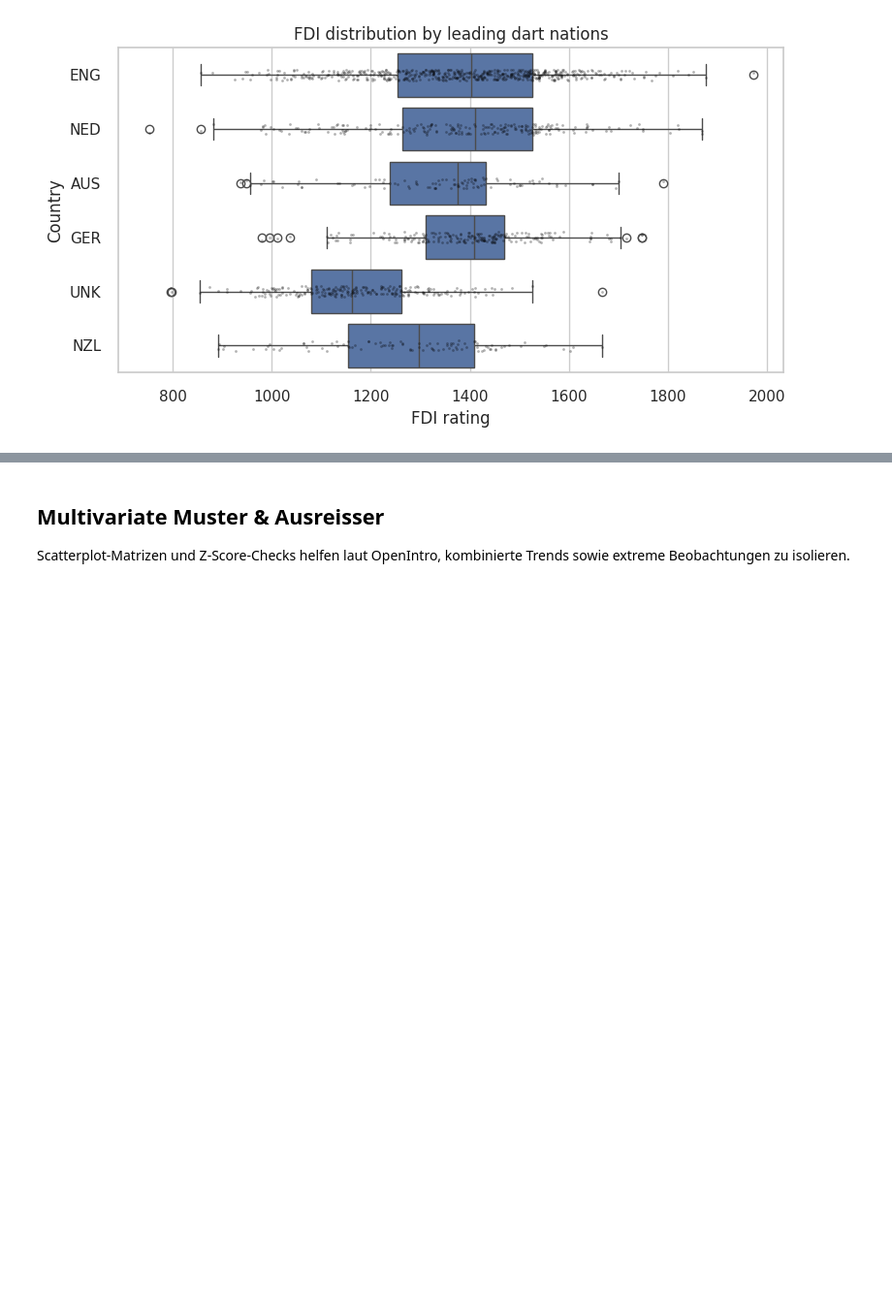
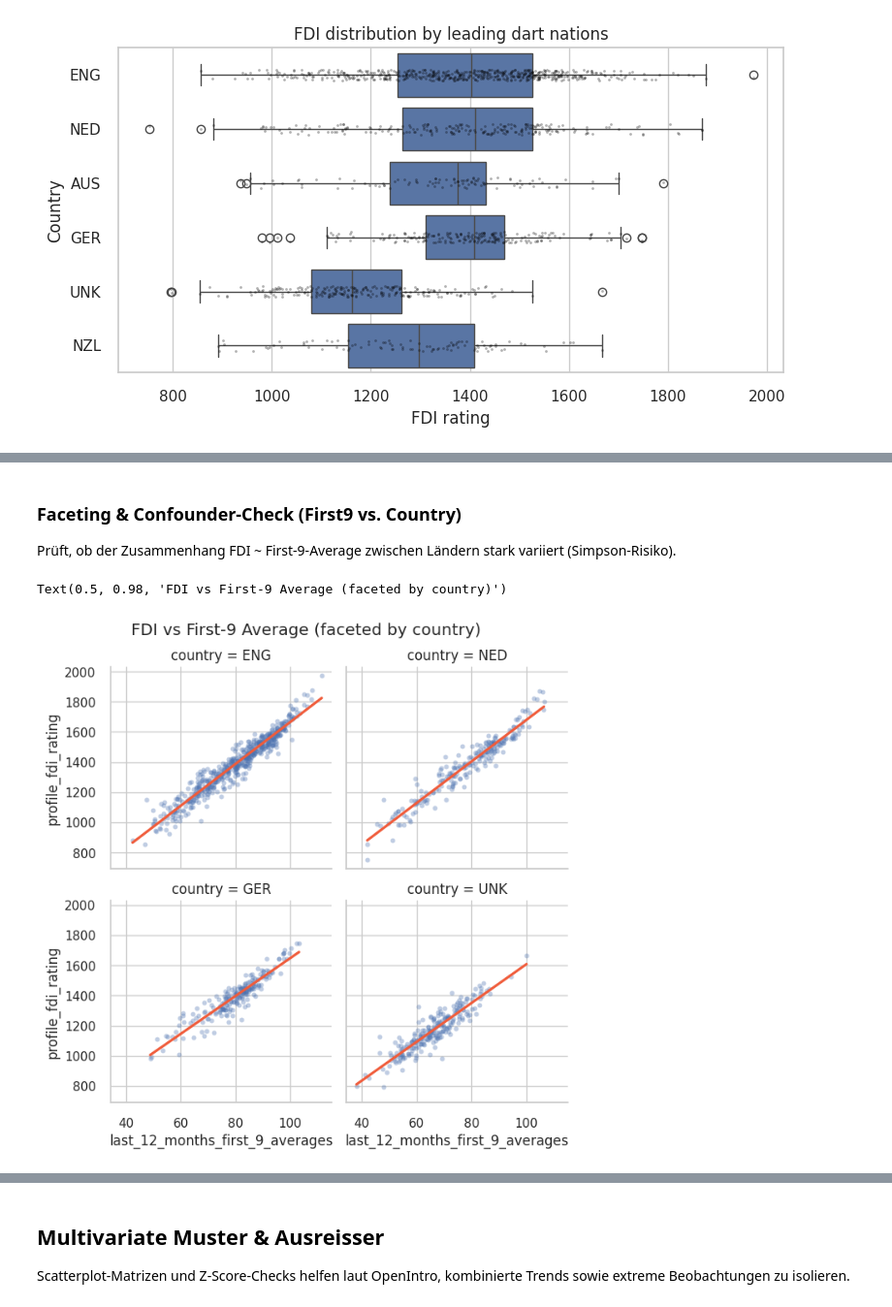
Before and after one commit to simon-w19/fdi-analytics, a Jupyter notebook: notebooks/eda.ipynb, the cells around one changed output, grey strips where cells are left out. Shown at 97% size. Cells and saved outputs as stored; diff of their text form; code cells hidden in the pictures; blank space fills up the shorter version.

```diff
--- a/notebooks/eda.ipynb
+++ b/notebooks/eda.ipynb
@@ -401,0 +667,28 @@ plt.show()
+# %% [markdown]
+### Faceting & Confounder-Check (First9 vs. Country)
+
+Prüft, ob der Zusammenhang FDI ~ First-9-Average zwischen Ländern stark variiert (Simpson-Risiko).
+# %%
+import seaborn as sns
+
+facet_df = df[df["country"].isin(top4)][[
+    "profile_fdi_rating",
+    "last_12_months_first_9_averages",
+    "country",
+]].dropna()
+facet = sns.lmplot(
+    data=facet_df,
+    x="last_12_months_first_9_averages",
+    y="profile_fdi_rating",
+    col="country",
+    col_wrap=2,
+    height=3.4,
+    scatter_kws={"alpha": 0.35, "s": 18},
+    line_kws={"color": "#f05c3b"},
+    ci=None,
+)
+facet.fig.subplots_adjust(top=0.9)
+facet.fig.suptitle("FDI vs First-9 Average (faceted by country)")
+# %% [output]
+Text(0.5, 0.98, 'FDI vs First-9 Average (faceted by country)')
+[figure, added]
```
Also changed, not shown: parts of 18 cells of this notebook, 8 other files.
